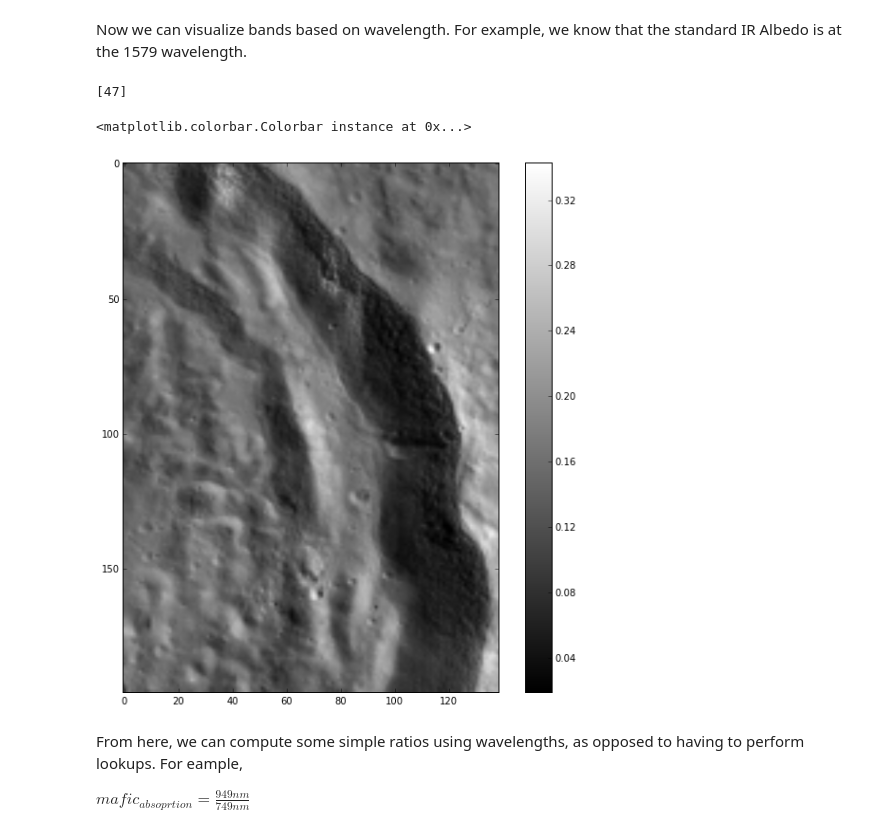
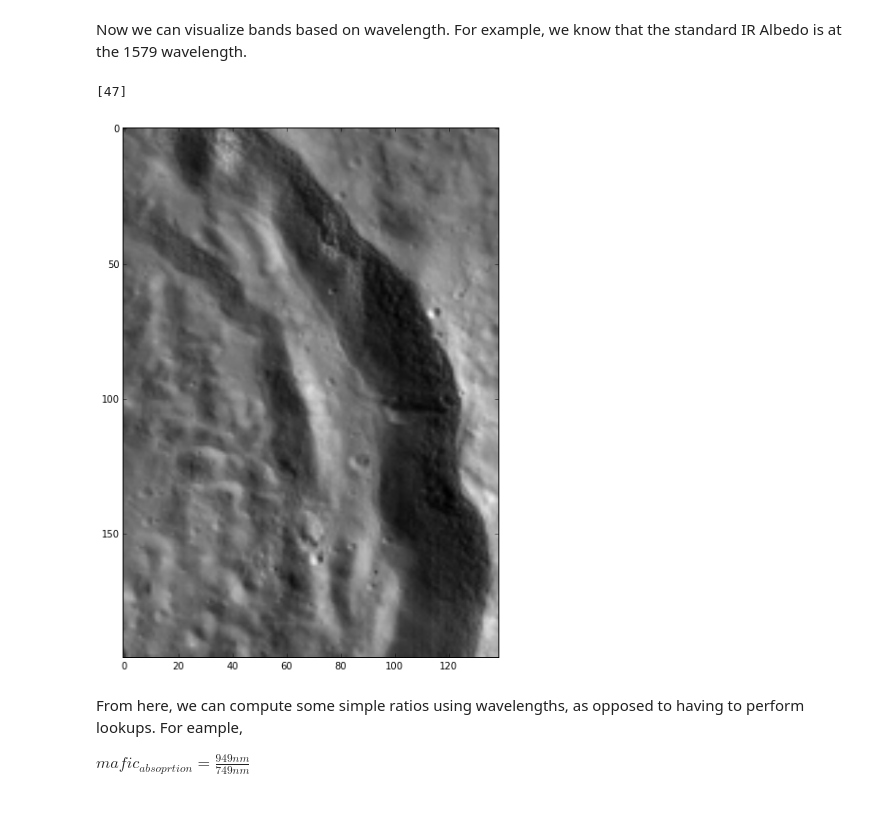
Before and after one commit to Iorent/python_tutorials, a Jupyter notebook: 05_GDAL.ipynb, the cells around one changed output. Saved outputs shown, nothing was run; the diff lists cells and outputs as text; code cells hidden in the pictures.

```diff
--- a/05_GDAL.ipynb
+++ b/05_GDAL.ipynb
@@ -174,16 +173,14 @@ Now we can visualize bands based on wavelength.  For example, we know that the s
 # %%
 #Get the band(s)
 bands = get_band_numbers(wv2band, 1579)
 print(bands)
 
 #Plot using fancy indexing
 figsize(10,10)
-img = imshow(image[:,:,bands[0] + 1],cmap='gray' )  #Remeber + 1 because bands are 1 based and the list is 0 based
-colorbar(mappable=img)
+img = imshow(image[:,:,bands[0] ],cmap='gray' )
 # %% [output]
 [47]
-<matplotlib.colorbar.Colorbar instance at 0x...>
-[figure, old version]
+[figure, new version]
 # %% [markdown]
 From here, we can compute some simple ratios using wavelengths, as opposed to having to perform lookups.  For eample,
 
```
Also changed, not shown: parts of 5 cells of this notebook, 2 other files.
